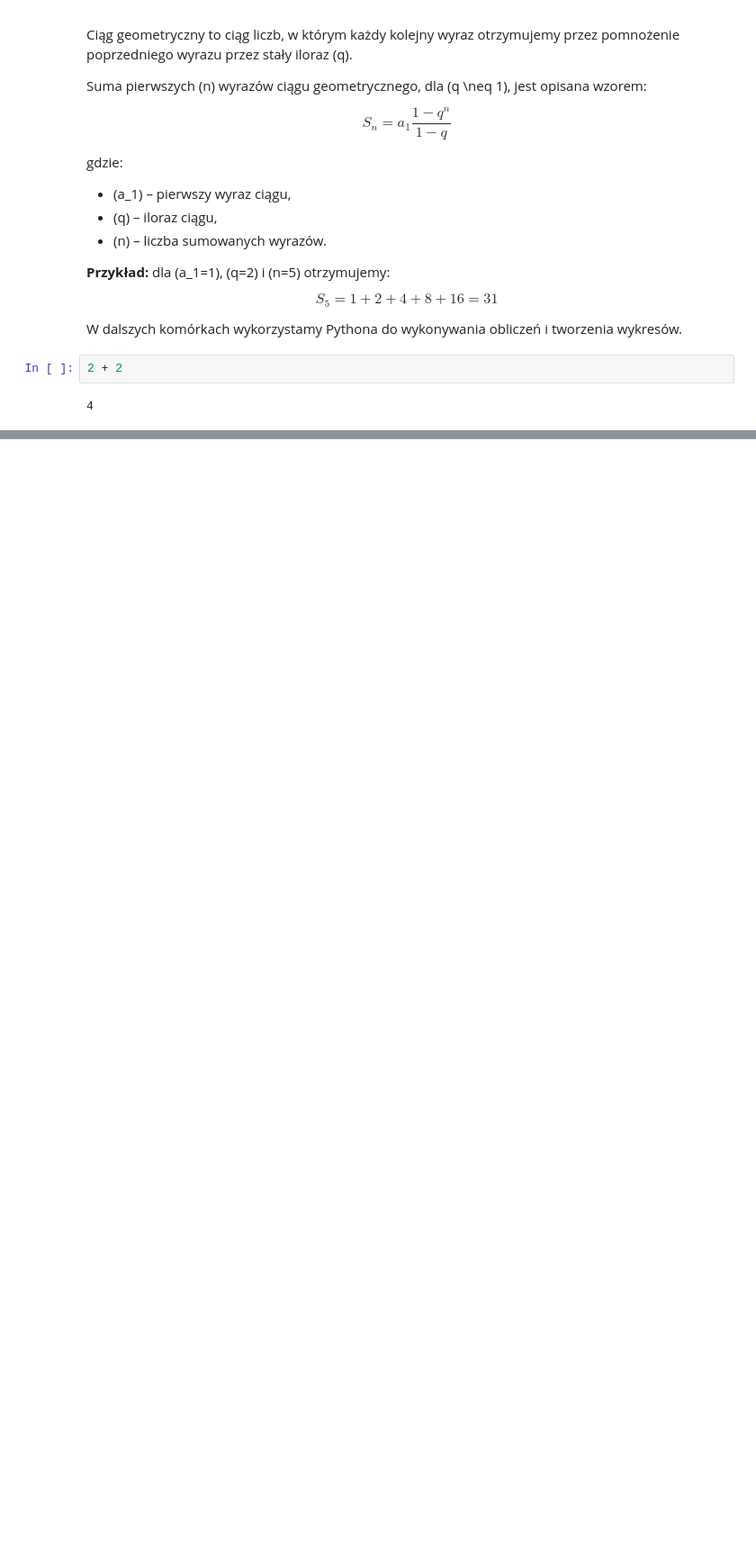
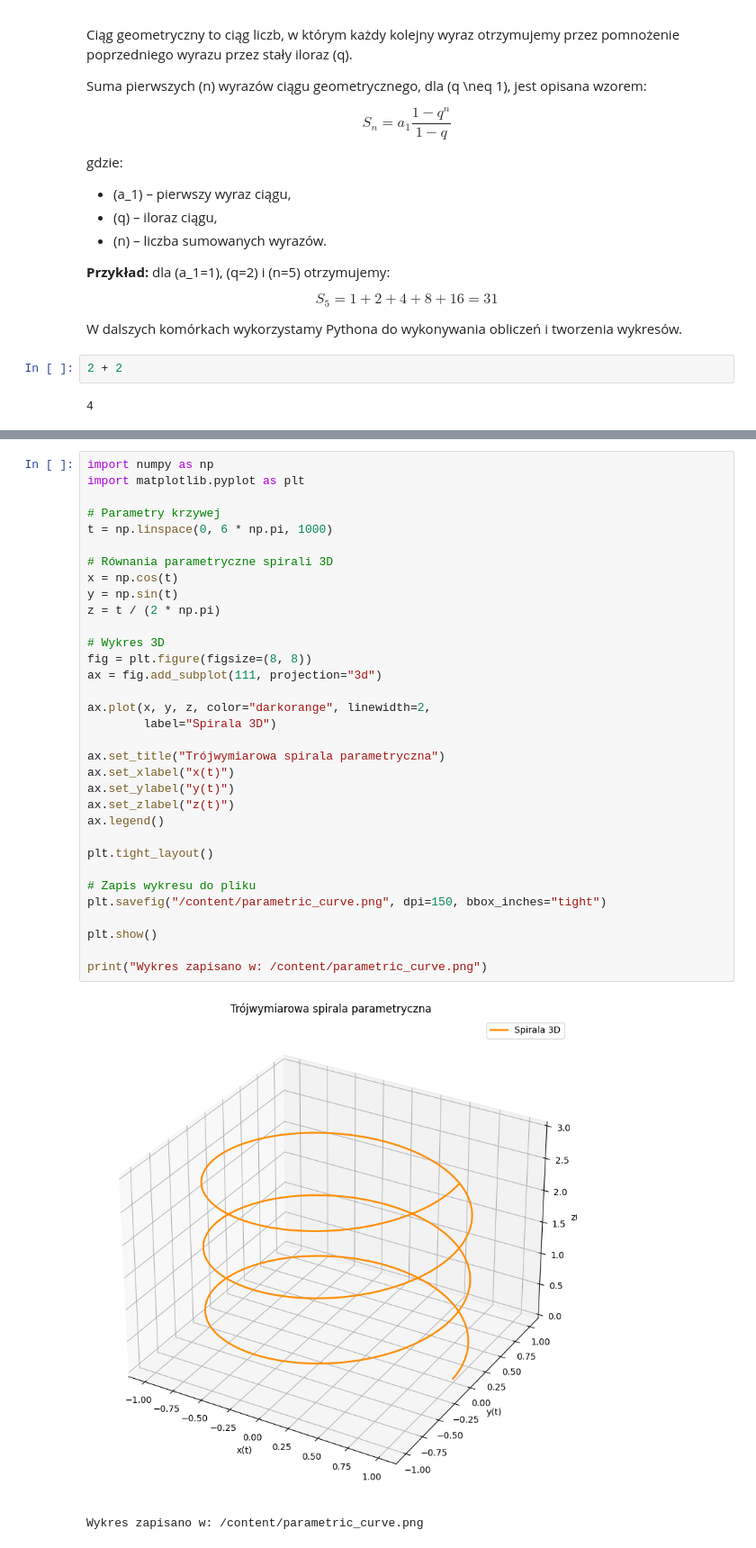
Before and after one commit to Van-Helsing666/useful_programs, a Jupyter notebook: colab_intro.ipynb, the cells around one changed output, grey strips where cells are left out. Shown at 90% size. Drawn from its saved outputs; the diff is of its cells as text; blank space fills up the shorter version.

```diff
--- a/colab_intro.ipynb
+++ b/colab_intro.ipynb
@@ -36,0 +189,36 @@ i tworzenia wykresów.
+# %%
+import numpy as np
+import matplotlib.pyplot as plt
+
+# Parametry krzywej
+t = np.linspace(0, 6 * np.pi, 1000)
+
+# Równania parametryczne spirali 3D
+x = np.cos(t)
+y = np.sin(t)
+z = t / (2 * np.pi)
+
+# Wykres 3D
+fig = plt.figure(figsize=(8, 8))
+ax = fig.add_subplot(111, projection="3d")
+
+ax.plot(x, y, z, color="darkorange", linewidth=2,
+        label="Spirala 3D")
+
+ax.set_title("Trójwymiarowa spirala parametryczna")
+ax.set_xlabel("x(t)")
+ax.set_ylabel("y(t)")
+ax.set_zlabel("z(t)")
+ax.legend()
+
+plt.tight_layout()
+
+# Zapis wykresu do pliku
+plt.savefig("/content/parametric_curve.png", dpi=150, bbox_inches="tight")
+
+plt.show()
+
+print("Wykres zapisano w: /content/parametric_curve.png")
+# %% [output]
+[figure, added]
+Wykres zapisano w: /content/parametric_curve.png
```
Also changed, not shown: parts of 7 cells of this notebook.
